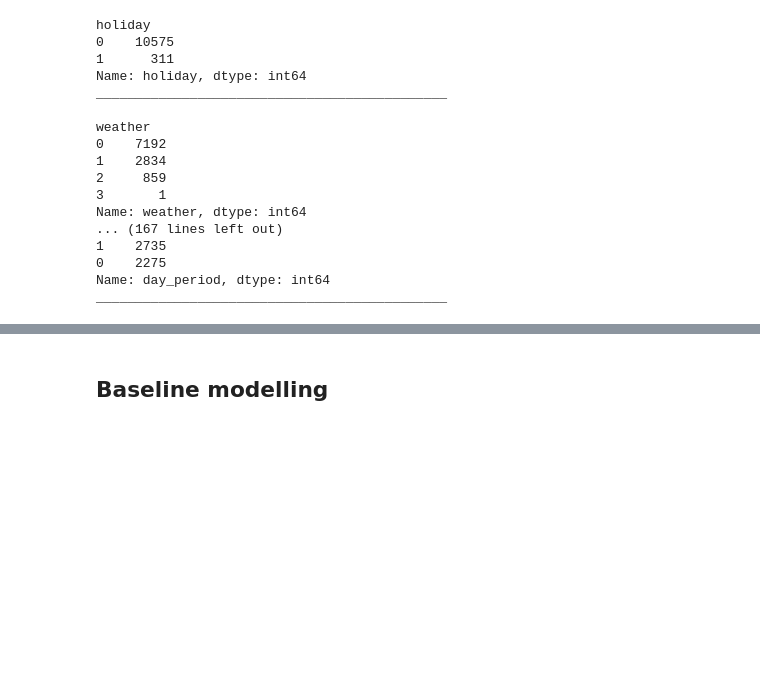
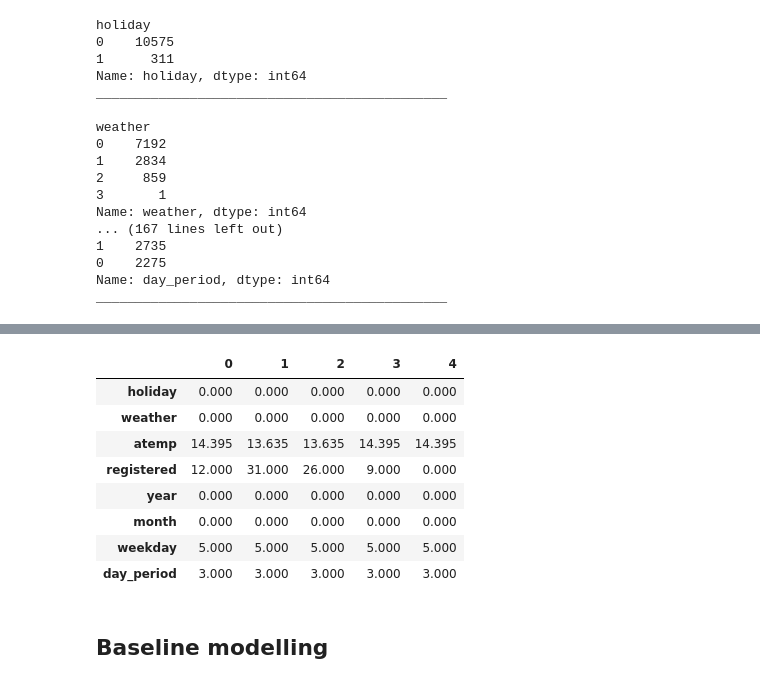
Before and after one commit to rojaster/sfml, a Jupyter notebook: hw04/lesson_04_homework/regression-skillfactory-hw.ipynb, the cells around one changed output, grey strips where cells are left out. Cells and saved outputs as stored; diff of their text form; code cells hidden in the pictures; blank space fills up the shorter version.

```diff
--- a/hw04/lesson_04_homework/regression-skillfactory-hw.ipynb
+++ b/hw04/lesson_04_homework/regression-skillfactory-hw.ipynb
@@ -445,3 +489,15 @@ df_clean.sample(n=10)
+# %%
+df_clean.head().T
+# %% [output]
+|  | 0 | 1 | 2 | 3 | 4 |
+| holiday | 0.000 | 0.000 | 0.000 | 0.000 | 0.000 |
+| weather | 0.000 | 0.000 | 0.000 | 0.000 | 0.000 |
+| atemp | 14.395 | 13.635 | 13.635 | 14.395 | 14.395 |
+| registered | 12.000 | 31.000 | 26.000 | 9.000 | 0.000 |
+| year | 0.000 | 0.000 | 0.000 | 0.000 | 0.000 |
+| month | 0.000 | 0.000 | 0.000 | 0.000 | 0.000 |
+| weekday | 5.000 | 5.000 | 5.000 | 5.000 | 5.000 |
+| day_period | 3.000 | 3.000 | 3.000 | 3.000 | 3.000 |
 # %% [markdown]
 ## Baseline modelling
 # %% [markdown]
```
Also changed, not shown: parts of 18 cells of this notebook, 4 other files.
